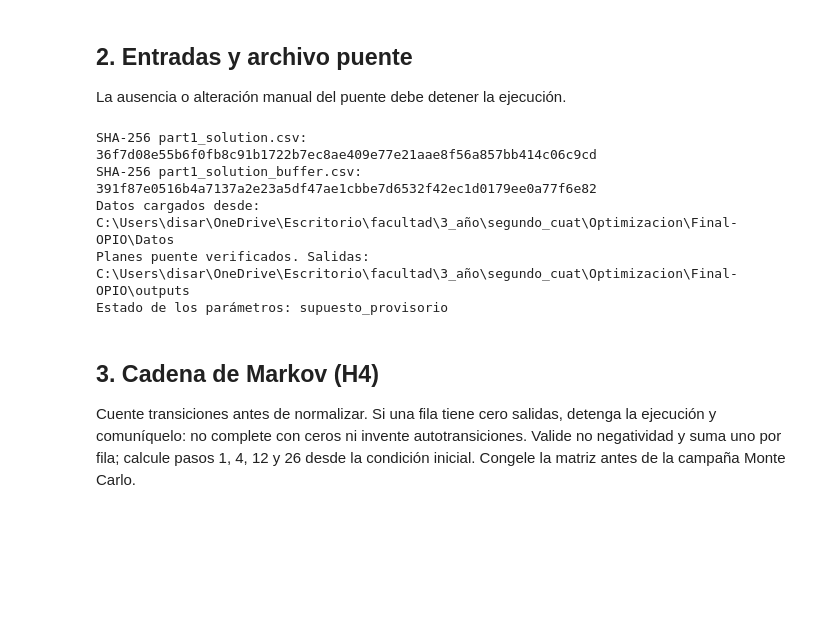
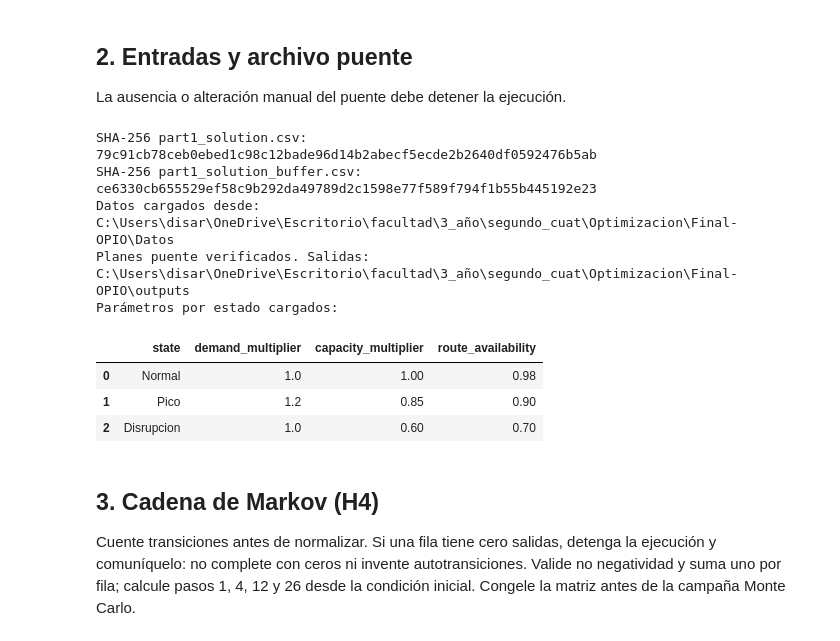
Before and after one commit to Marcodisario/Final-OPIO, a Jupyter notebook: Parte2/part2_markov_montecarlo.ipynb, the cells around one changed output. Cells and saved outputs as stored; diff of their text form; code cells hidden in the pictures; blank space fills up the shorter version.

```diff
--- a/Parte2/part2_markov_montecarlo.ipynb
+++ b/Parte2/part2_markov_montecarlo.ipynb
@@ -57,8 +57,8 @@ assert nominal_path.is_file() and buffer_path.is_file(), 'Faltan los CSV puente:
 
 # Hashes congelados de los planes aprobados. Si se regenera la Parte I, revisar y actualizar estos valores.
 EXPECTED_BRIDGE_SHA256 = {
-    'part1_solution.csv': '36f7d08e55b6f0fb8c91b1722b7ec8ae409e77e21aae8f56a857bb414c06c9cd',
-    'part1_solution_buffer.csv': '391f87e0516b4a7137a2e23a5df47ae1cbbe7d6532f42ec1d0179ee0a77f6e82',
+    'part1_solution.csv': '79c91cb78ceb0ebed1c98c12bade96d14b2abecf5ecde2b2640df0592476b5ab',
+    'part1_solution_buffer.csv': 'ce6330cb655529ef58c9b292da49789d2c1598e77f589f794f1b55b445192e23',
 }
 
 def sha256(path):
@@ -69,7 +69,8 @@ for path in (nominal_path, buffer_path):
     expected_hash = EXPECTED_BRIDGE_SHA256[path.name]
     assert actual_hash == expected_hash, (
         f'{path.name} no coincide con el puente congelado. '
-        'Revisá la Parte I antes de actualizar el hash esperado.'
+        f'Esperado: {expected_hash}; actual: {actual_hash}. '
+        'Revisá la Parte I y actualizá el hash solo si el cambio fue aprobado.'
     )
     print(f'SHA-256 {path.name}: {actual_hash}')
 
@@ -78,37 +79,44 @@ buffer_plan = pd.read_csv(buffer_path)
 observations = pd.read_csv(DATA / 'markov_observations.csv')
 state_parameters = pd.read_csv(DATA / 'markov_state_parameters.csv')
 destinations = pd.read_csv(DATA / 'destinations.csv')
 routes = pd.read_csv(DATA / 'routes.csv')
 
 required_plan_columns = {
     'route_id', 'origin', 'destination', 'planned_flow', 'capacity', 'unit_cost', 'policy'
 }
 for name, plan in [('nominal', nominal_plan), ('resguardo', buffer_plan)]:
     assert required_plan_columns <= set(plan.columns), f'Columnas faltantes en plan {name}.'
     assert plan['route_id'].is_unique and len(plan) == len(routes), f'Rutas incompletas o duplicadas en plan {name}.'
     assert set(plan['route_id']) == set(routes['route_id']), f'Las rutas de {name} no coinciden con routes.csv.'
     assert plan['planned_flow'].notna().all() and (plan['planned_flow'] >= 0).all(), f'Flujos inválidos en plan {name}.'
     check = plan.merge(routes, on='route_id', suffixes=('_plan', '_data'), validate='one_to_one')
     for column in ('origin', 'destination'):
         assert (check[f'{column}_plan'] == check[f'{column}_data']).all(), f'{column} no coincide en plan {name}.'
     for column in ('capacity', 'unit_cost'):
         assert np.allclose(check[f'{column}_plan'], check[f'{column}_data']), f'{column} no coincide en plan {name}.'
 
 assert observations['period'].is_unique, 'period debe ser único en markov_observations.csv.'
 assert set(observations['state']) <= {'Normal', 'Pico', 'Disrupcion'}, 'Hay estados desconocidos en las observaciones.'
+required_state_columns = {'state', 'demand_multiplier', 'capacity_multiplier', 'route_availability'}
+assert required_state_columns <= set(state_parameters.columns), 'Faltan columnas requeridas en markov_state_parameters.csv.'
 assert set(state_parameters['state']) == {'Normal', 'Pico', 'Disrupcion'}, 'Faltan parámetros de algún estado.'
 assert set(nominal_plan['policy']) == {'Nominal'}
 assert set(buffer_plan['policy']) == {'Comparador +5% demanda'}
 
 print(f'Datos cargados desde: {DATA}')
 print(f'Planes puente verificados. Salidas: {OUTPUTS}')
-print('Estado de los parámetros:', ', '.join(state_parameters['data_status'].astype(str).unique()))
+print('Parámetros por estado cargados:')
+display(state_parameters)
 # %% [output]
-SHA-256 part1_solution.csv: 36f7d08e55b6f0fb8c91b1722b7ec8ae409e77e21aae8f56a857bb414c06c9cd
-SHA-256 part1_solution_buffer.csv: 391f87e0516b4a7137a2e23a5df47ae1cbbe7d6532f42ec1d0179ee0a77f6e82
+SHA-256 part1_solution.csv: 79c91cb78ceb0ebed1c98c12bade96d14b2abecf5ecde2b2640df0592476b5ab
+SHA-256 part1_solution_buffer.csv: ce6330cb655529ef58c9b292da49789d2c1598e77f589f794f1b55b445192e23
 Datos cargados desde: C:\Users\disar\OneDrive\Escritorio\facultad\3_año\segundo_cuat\Optimizacion\Final-OPIO\Datos
 Planes puente verificados. Salidas: C:\Users\disar\OneDrive\Escritorio\facultad\3_año\segundo_cuat\Optimizacion\Final-OPIO\outputs
-Estado de los parámetros: supuesto_provisorio
+Parámetros por estado cargados:
+|  | state | demand_multiplier | capacity_multiplier | route_availability |
+| 0 | Normal | 1.0 | 1.00 | 0.98 |
+| 1 | Pico | 1.2 | 0.85 | 0.90 |
+| 2 | Disrupcion | 1.0 | 0.60 | 0.70 |
 # %% [markdown]
 ## 3. Cadena de Markov (H4)
 
```
Also changed, not shown: parts of 2 cells of this notebook, 5 other files.
